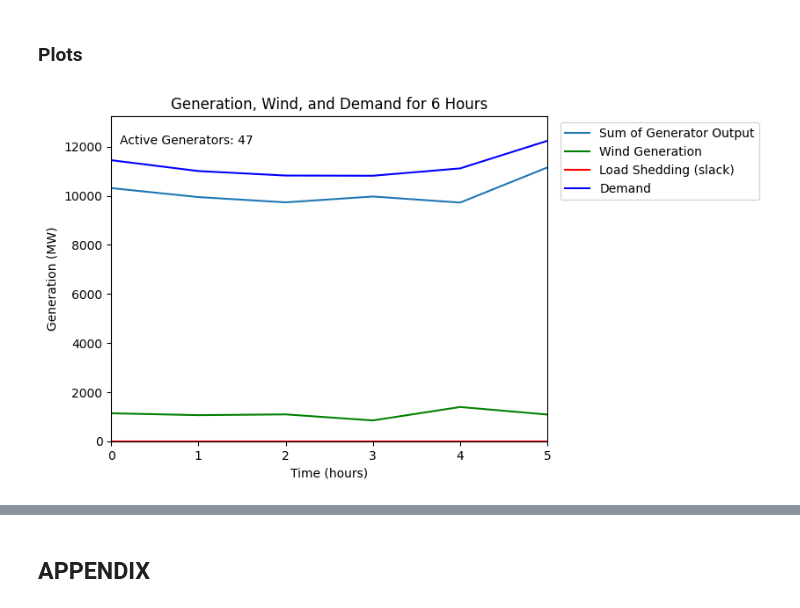
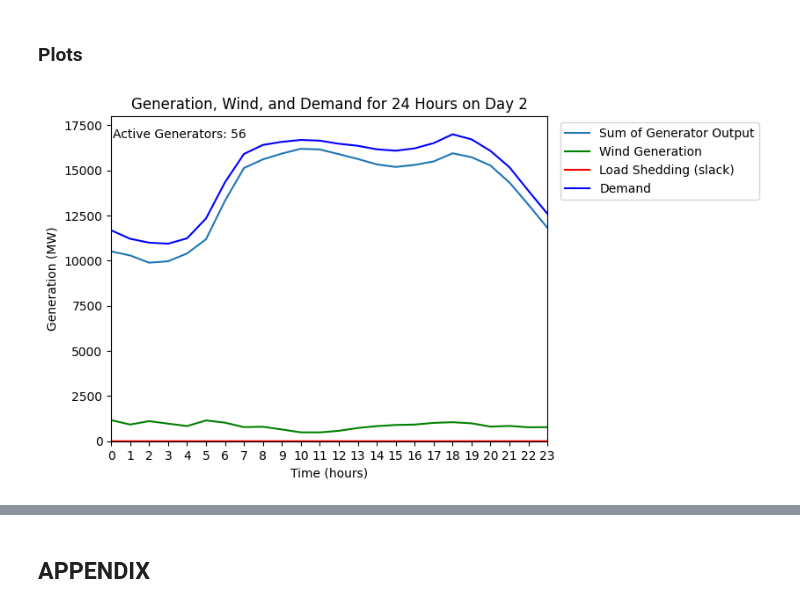
Before and after one commit to juliasimpson97/energy-syst-final, a Jupyter notebook: final-project.ipynb, the cells around one changed output, grey strips where cells are left out. Cells and saved outputs as stored; diff of their text form; code cells hidden in the pictures.

Commit message:
added in next day handling

```diff
--- a/final-project.ipynb
+++ b/final-project.ipynb
@@ -131,10 +132,9 @@ load = pd.read_csv('wind_and_demand.csv')
 ## Parameter Definition
 # %%
 I = gen.shape[0] # number of generators
-T = 6 # number of hours
-D = 0  # To Do: starting day
+T = 24; # number of hours
+D = 1  # To Do: starting day
 
-# unit parameters are 1 by 3 vectors for the three generators
 QC      = gen['Dispatch Cost Quadratic\nCoefficient b \n($/MW^2h)'].ravel() # quadratic gen cost
 LC      = gen['Dispatch Cost Linear\nCoefficient a \n($/MWh)'].ravel()  # marginal generator cost
 NLC     = gen['NoLoad\nCost ($)'].ravel()  # no load cost
@@ -145,10 +145,24 @@ RR      = gen['Ramp Rate\n(MW/hr)'].ravel()
 Tup     = gen['MinUp\nTime (hr)'].ravel()
 Tdn     = gen['MinDown \nTime (hr)'].ravel()
 
-u0      = np.zeros(I)  # To Do: initial commitment status (all turned off for day 1, will get updated at the start of each day)
-g0      = np.zeros(I)  # To Do: initial generation status (all turned off for day 1, will get updated at the start of each day)
-SU      = np.zeros(I)  # To Do: remaining Tup from the previous day (initially all 0 for day 1)
-SD      = np.zeros(I)  # To Do: remaining Tdown from the previous day (initially all 0 for day 1)
-LOAD    = load.Demand[D:T] #To Do: reindex for next day
+report = pd.read_excel('report.xlsx')
+report = report.drop('Unnamed: 0', axis=1)
+
+# Day 0 initialization
+if D == 0:
+    u0      = np.zeros(I)
+    g0      = np.zeros(I)
+    SU0     = np.zeros(I)
+    SD0     = np.zeros(I)
+else:
+    g0      = report['Generator Output EOD ' + str(D-1)]
+    u0      = report['Committment Status EOD ' + str(D-1)]
+    SU0     = report['SU EOD ' + str(D-1)]
+    SD0     = report['SD EOD ' + str(D-1)]
+
+SU      = np.zeros(I)  # Defined at end of day and saved
+SD      = np.zeros(I)  # Defined at end of day and saved
+LOAD    = load.Demand[D*T:T*(D+1)] # Indexing based on run day
+LOAD    = LOAD.reset_index(drop=True)
 # %%
 W = 2000 #To Do: Vary Wind Capacty[2000, 6000, 12000]
@@ -301,30 +338,30 @@ nonzero_gens = [(i, row) for i, row in enumerate(g.value) if np.any(row != 0)]
 # %%
 ## TOTAL GENERATOR STATUS
 
 # Time axis
 x = np.linspace(0, T-1, T)
 
 plt.plot(x, sum(g.value[:]), label = 'Sum of Generator Output')
 plt.plot(x, w.value, label='Wind Generation', color='g')
 plt.plot(x, s.value, label='Load Shedding (slack)', color='r')
 plt.plot(x, LOAD, label='Demand', color='b')
 
 # Adding labels and title
 plt.xlim(0,T-1)
 plt.xticks(x)  # Only integer x ticks
 plt.ylim(0, max(LOAD)+1000)
 plt.xlabel('Time (hours)')
 plt.ylabel('Generation (MW)')
-plt.title(f'Generation, Wind, and Demand for {T} Hours')
+plt.title(f'Generation, Wind, and Demand for {T} Hours on Day {D+1}')
 plt.text(0.1, max(LOAD), f'Active Generators: {len(nonzero_gens)}', verticalalignment='center', horizontalalignment='left')
 
 # Adding a legend
 plt.legend(loc='upper right', bbox_to_anchor=(1.5, 1))
 
 # Display the plot
 plt.show()
 # %% [output]
-[figure, old version]
+[figure, new version]
 # %%
 ## INDIVIDUAL GENERATOR STATUS
 
```
Also changed, not shown: parts of 39 cells of this notebook, 1 other file.
